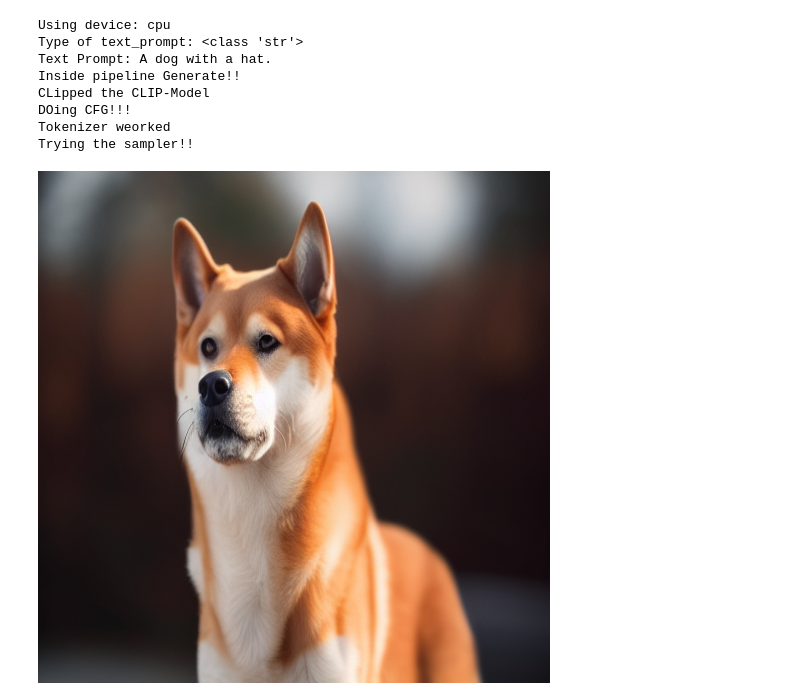
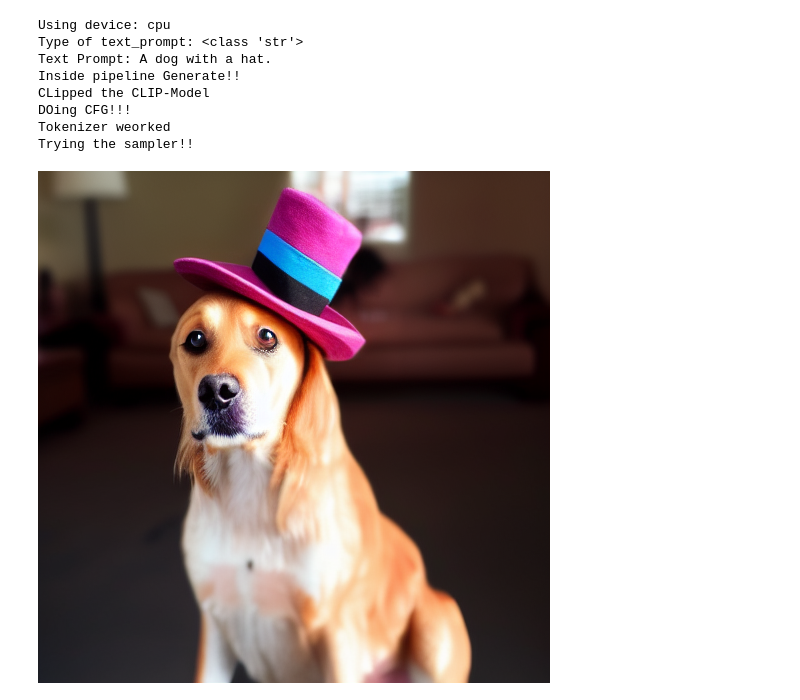
Before and after one commit to heezy97/StableDiffusion, a Jupyter notebook: sd/demo.ipynb, the cells around one changed output. Drawn from its saved outputs; the diff is of its cells as text; code cells hidden in the pictures.

```diff
--- a/sd/demo.ipynb
+++ b/sd/demo.ipynb
@@ -39,7 +39,7 @@ image_path = "../images/dog.jpg"
 input_image = Image.open(image_path)
 # Higher values means more noise will be added to the input image, so the result will further from the input image.
 # Lower values means less noise is added to the input image, so output will be closer to the input image.
-strength = 0.4
+strength = 0.8
 
 ## SAMPLER
 
@@ -52,31 +52,31 @@ print(f"Type of text_prompt: {type(prompt)}")  # Verify type
 print(f"Text Prompt: {prompt}")
 
 
 output_image = pipeline.generate(
     prompt=prompt,
     uncond_prompt=uncond_prompt,
     input_image=input_image,
     strength=strength,
     do_cfg=do_cfg,
     cfg_scale=cfg_scale,
     sampler_name=sampler,
     n_inference_steps=num_inference_steps,
     seed=seed,
     models=models,
     device=DEVICE,
     idle_device="cpu",
     tokenizer=tokenizer,
 )
 
 # Combine the input image and the output image into a single image.
 Image.fromarray(output_image)
 # %% [output]
 Using device: cpu
 Type of text_prompt: <class 'str'>
 Text Prompt: A dog with a hat.
 Inside pipeline Generate!!
 CLipped the CLIP-Model
 DOing CFG!!!
 Tokenizer weorked
 Trying the sampler!!
-[figure, old version]
+[figure, new version]
```
